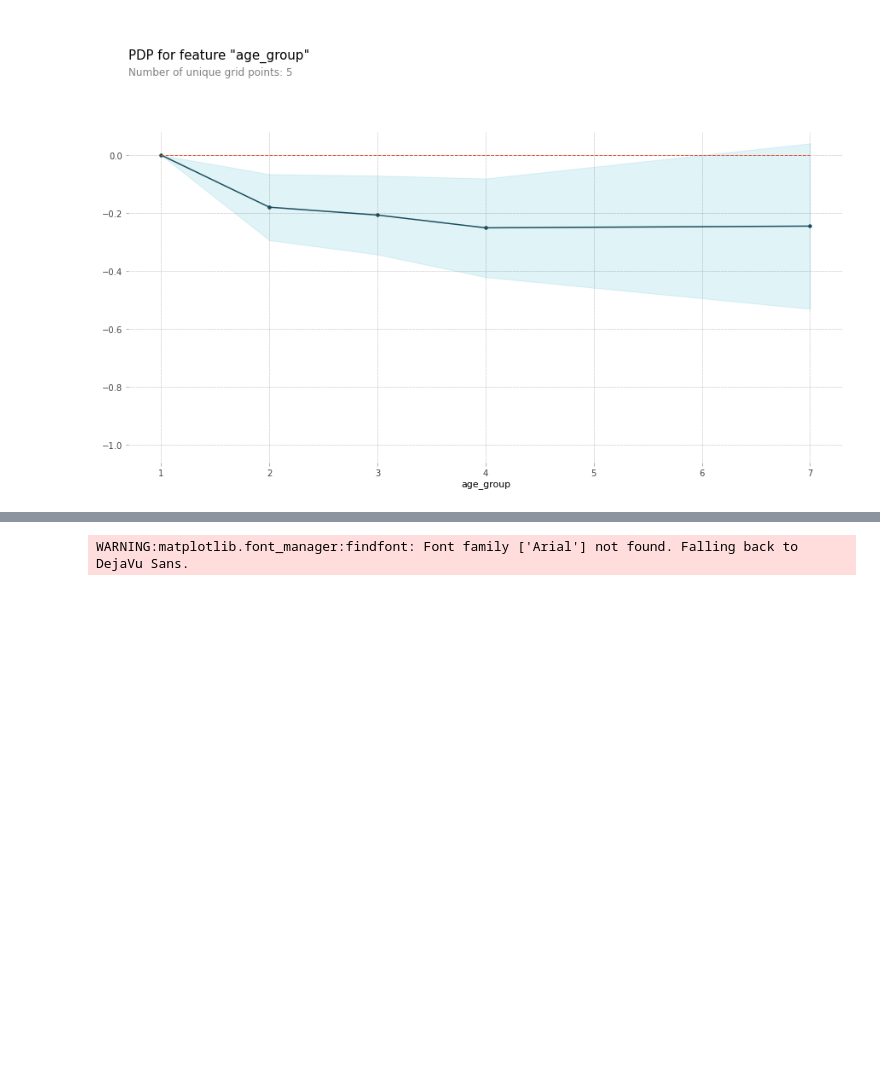
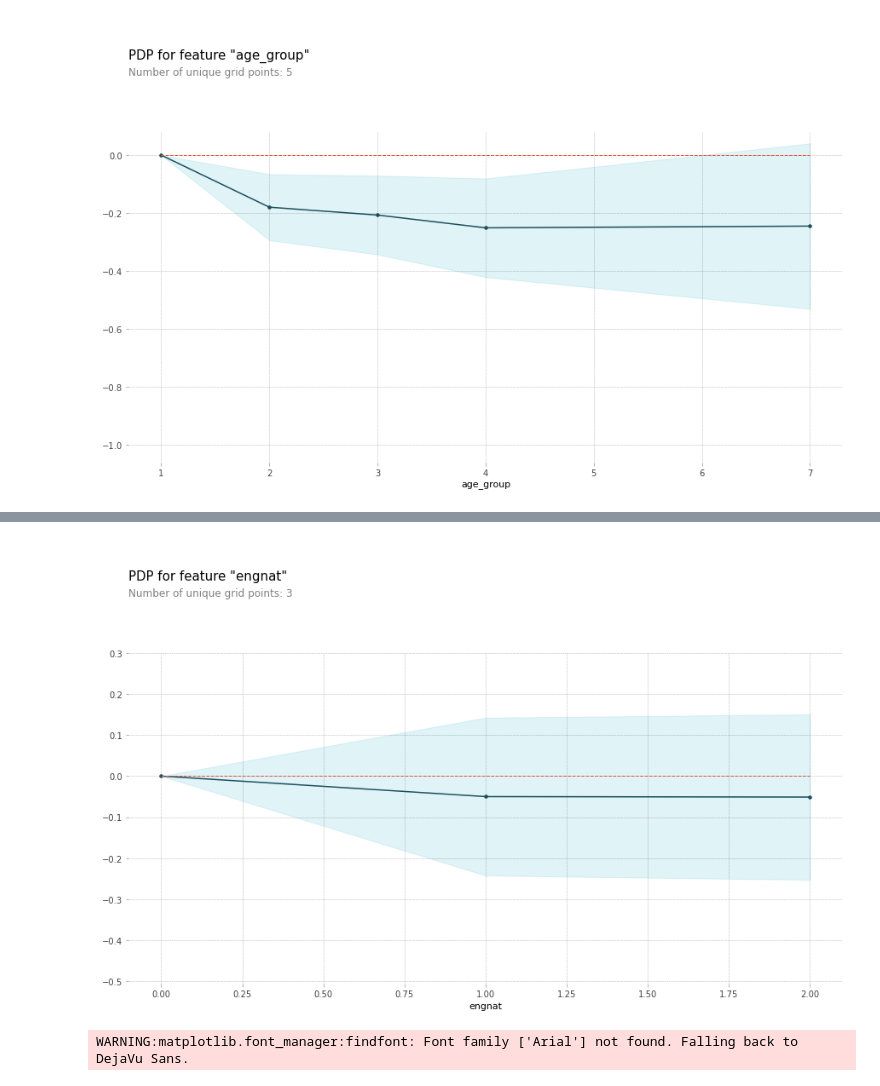
Before and after one commit to Alice1304/Section2_project, a Jupyter notebook: 0726_fin.ipynb, the cells around one changed output, grey strips where cells are left out. Cells and saved outputs as stored; diff of their text form; code cells hidden in the pictures; blank space fills up the shorter version.

```diff
--- a/0726_fin.ipynb
+++ b/0726_fin.ipynb
@@ -649,3 +688,16 @@ WARNING:matplotlib.font_manager:findfont: Font family ['Arial'] not found. Falli
+# %%
+feature='engnat'
+
+isolated = pdp_isolate(
+    model=best,
+    dataset=X_test_selected,
+    model_features=X_test_selected.columns,
+    feature= feature
+)
+# %%
+pdp_plot(isolated, feature_name=feature);
+# %% [output]
+[figure, added]
 # %%
 from pdpbox.pdp import pdp_interact, pdp_interact_plot
 
```
Also changed, not shown: parts of 6 cells of this notebook.
